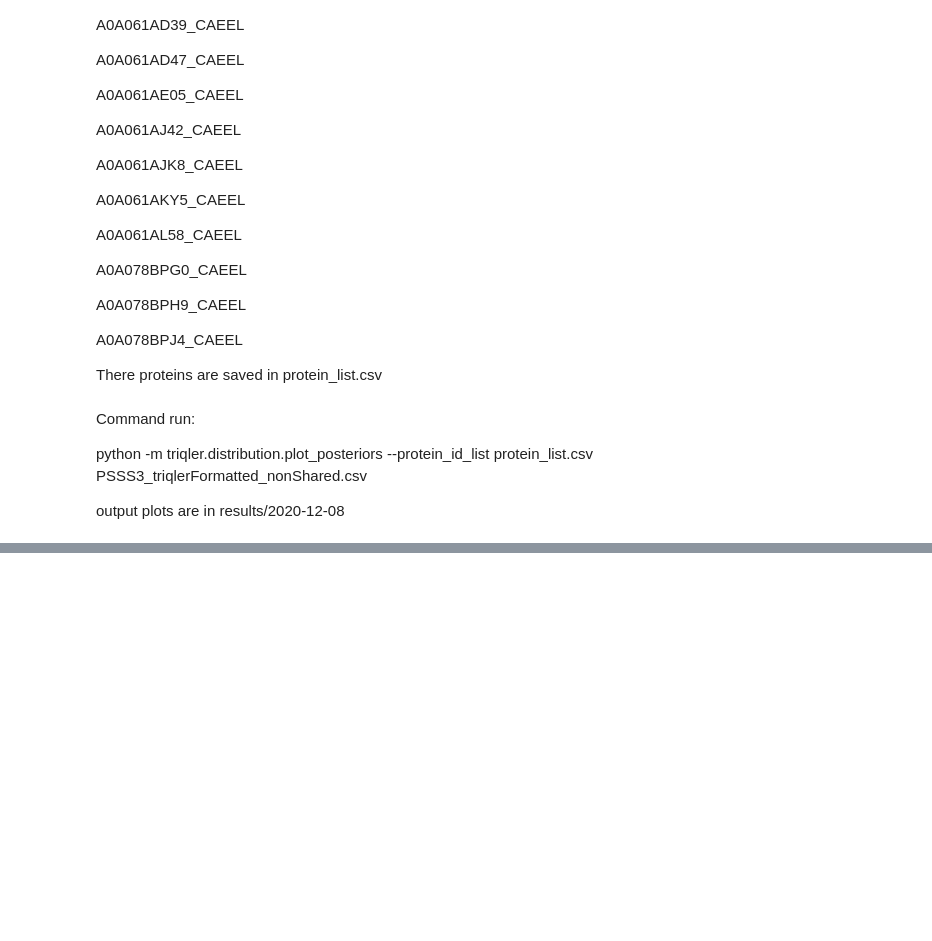
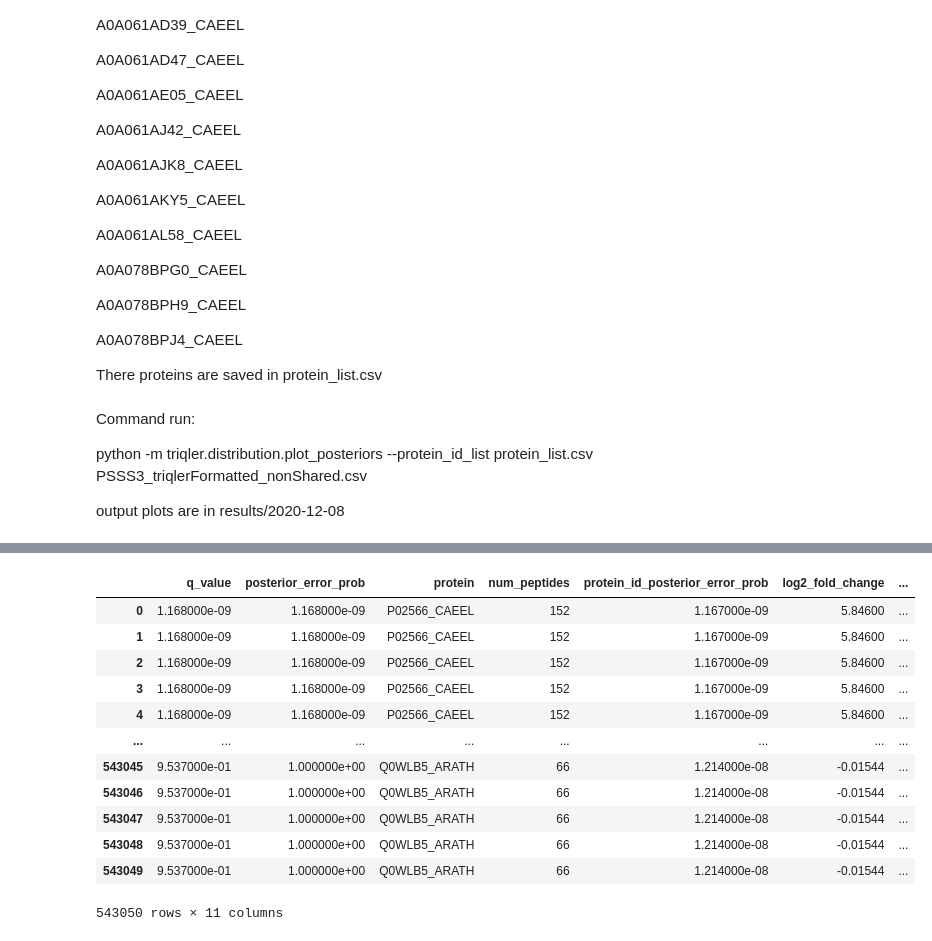
Before and after one commit to patruong/bayesMS, a Jupyter notebook: index.ipynb, the cells around one changed output, grey strips where cells are left out. Cells and saved outputs as stored; diff of their text form; code cells hidden in the pictures; blank space fills up the shorter version.

```diff
--- a/index.ipynb
+++ b/index.ipynb
@@ -853,0 +901,3 @@ There proteins are saved in protein_list.csv
+# %%
+triq = read_triqler_protein_output_to_df('proteins.3vs8.tsv')
+triq2 = read_triqler_protein_output_to_df('proteins.2vs6.tsv')
@@ -853,0 +906,3 @@ There proteins are saved in protein_list.csv
+# %%
+triq = melt_triqler_output(triq)
+spec = melt_spectronaut_triqler_formatted(spec)
@@ -853,0 +911,16 @@ There proteins are saved in protein_list.csv
+# %%
+triq
+# %% [output]
+|  | q_value | posterior_error_prob | protein | num_peptides | protein_id_posterior_error_prob | log2_fold_change | ... |
+| 0 | 1.168000e-09 | 1.168000e-09 | P02566_CAEEL | 152 | 1.167000e-09 | 5.84600 | ... |
+| 1 | 1.168000e-09 | 1.168000e-09 | P02566_CAEEL | 152 | 1.167000e-09 | 5.84600 | ... |
+| 2 | 1.168000e-09 | 1.168000e-09 | P02566_CAEEL | 152 | 1.167000e-09 | 5.84600 | ... |
+| 3 | 1.168000e-09 | 1.168000e-09 | P02566_CAEEL | 152 | 1.167000e-09 | 5.84600 | ... |
+| 4 | 1.168000e-09 | 1.168000e-09 | P02566_CAEEL | 152 | 1.167000e-09 | 5.84600 | ... |
+| ... | ... | ... | ... | ... | ... | ... | ... |
+| 543045 | 9.537000e-01 | 1.000000e+00 | Q0WLB5_ARATH | 66 | 1.214000e-08 | -0.01544 | ... |
+| 543046 | 9.537000e-01 | 1.000000e+00 | Q0WLB5_ARATH | 66 | 1.214000e-08 | -0.01544 | ... |
+| 543047 | 9.537000e-01 | 1.000000e+00 | Q0WLB5_ARATH | 66 | 1.214000e-08 | -0.01544 | ... |
+| 543048 | 9.537000e-01 | 1.000000e+00 | Q0WLB5_ARATH | 66 | 1.214000e-08 | -0.01544 | ... |
+| 543049 | 9.537000e-01 | 1.000000e+00 | Q0WLB5_ARATH | 66 | 1.214000e-08 | -0.01544 | ... |
+543050 rows × 11 columns
```
Also changed, not shown: parts of 10 cells of this notebook.
